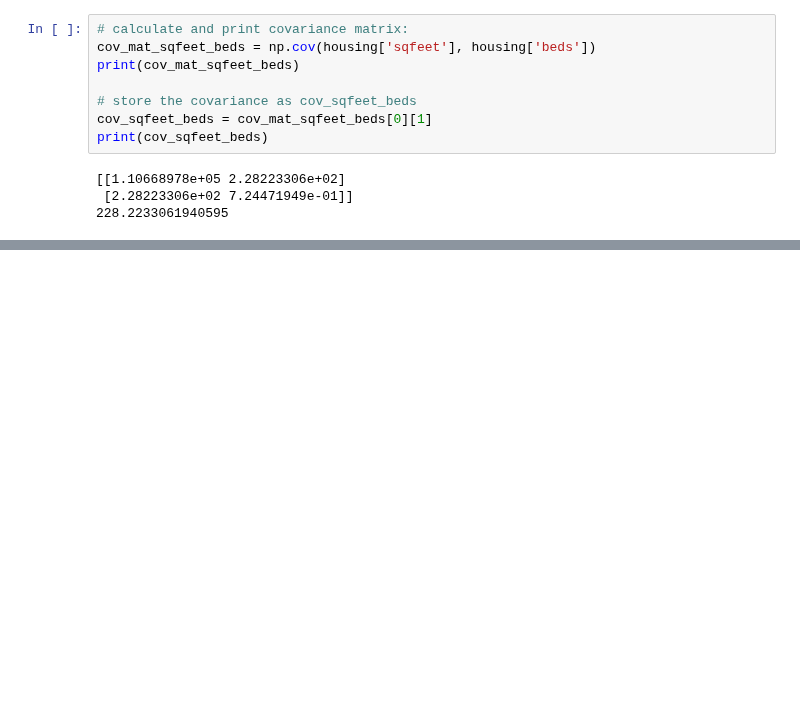
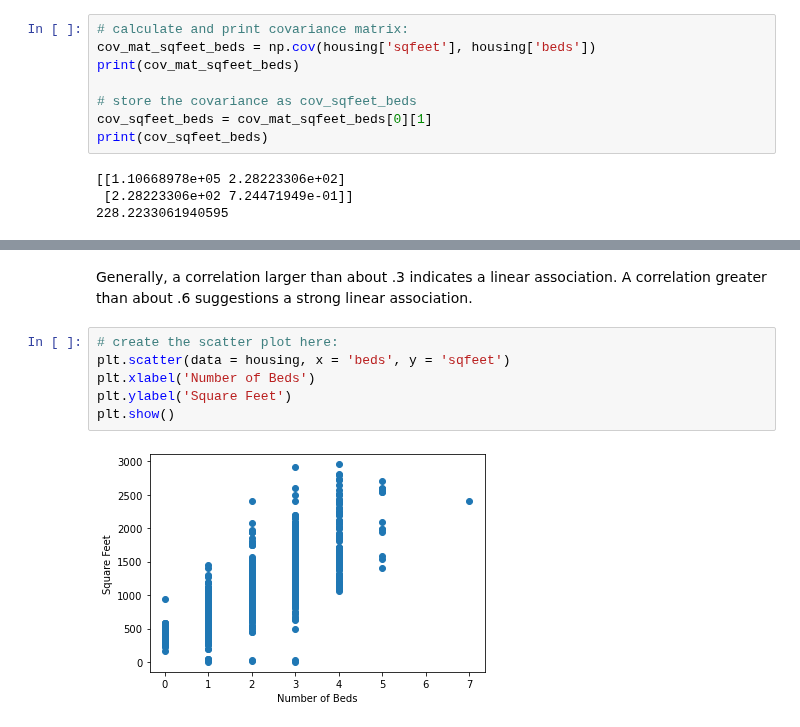
Before and after one commit to joeelorm/Data_Science, a Jupyter notebook: Associations Between Quantitative and Categorical Variables.ipynb, the cells around one changed output, grey strips where cells are left out. Saved outputs shown, nothing was run; the diff lists cells and outputs as text; blank space fills up the shorter version.

```diff
--- a/Associations Between Quantitative and Categorical Variables.ipynb
+++ b/Associations Between Quantitative and Categorical Variables.ipynb
@@ -233,0 +246,10 @@ print(cov_sqfeet_beds)
+# %% [markdown]
+Generally, a correlation larger than about .3 indicates a linear association. A correlation greater than about .6 suggestions a strong linear association.
+# %%
+# create the scatter plot here:
+plt.scatter(data = housing, x = 'beds', y = 'sqfeet')
+plt.xlabel('Number of Beds')
+plt.ylabel('Square Feet')
+plt.show()
+# %% [output]
+[figure, added]
```
Also changed, not shown: parts of 3 cells of this notebook.
